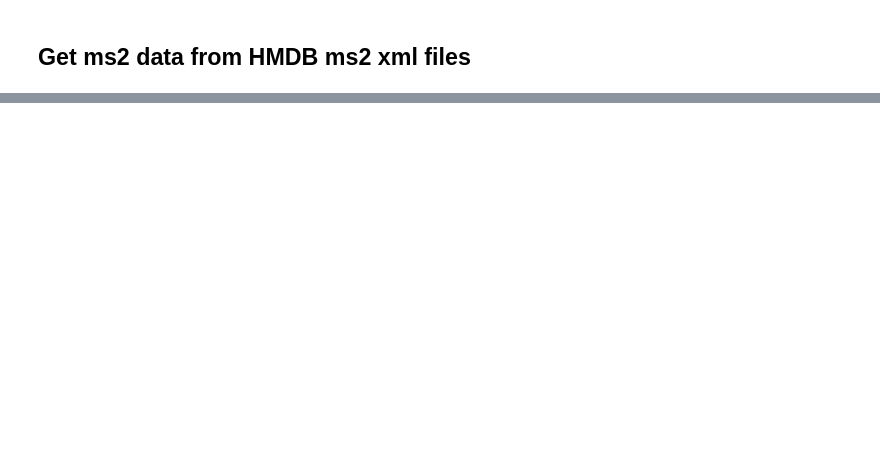
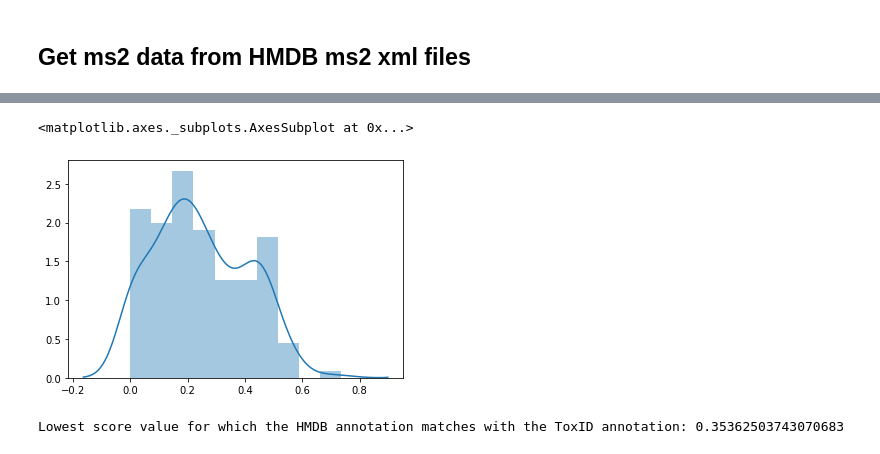
Before and after one commit to sdrogers/pymzm, a Jupyter notebook: AnaMariaNotebooks/HMDBAnnotation.ipynb, the cells around one changed output, grey strips where cells are left out. Saved outputs shown, nothing was run; the diff lists cells and outputs as text; code cells hidden in the pictures; blank space fills up the shorter version.

```diff
--- a/AnaMariaNotebooks/HMDBAnnotation.ipynb
+++ b/AnaMariaNotebooks/HMDBAnnotation.ipynb
@@ -184,7 +182,10 @@ def return_best_match_metabolite(ms2specdata, hmdbacclist):
 # %%
 annotated_data_with_spectra['matchesHMDB'] = ['nan']*len(annotated_data_with_spectra)
+index = 0
 for i, row in annotated_data_with_spectra.iterrows():
-    print(i)
+    index+=1
+    if index%20 == 0:
+        print('First ',index,':Done')
     spectra_list = row['spectra']
     hmdbacc_list = row['hmdbacc']
     best_matches = []
@@ -217,0 +218,48 @@ See the caveats in the documentation: http://pandas.pydata.org/pandas-docs/stabl
+# %%
+scores = []
+for i, row in annotated_data_with_spectra.iterrows():
+    hmdb = row['matchesHMDB']
+    for h in hmdb:
+        score = h[1]
+        scores.append(score)
+# %%
+import seaborn as sns
+sns.distplot(scores)
+# %% [output]
+<matplotlib.axes._subplots.AxesSubplot at 0x...>
+[figure, added]
+# %%
+#TODO: also need to take into account the isomers, so need to calculate the formula
+good_scores = []
+bad_scores = []
+minim = 1
+for i, row in annotated_data_with_spectra.iterrows():
+    standards = str(row['standards_match']).lower()
+    hmdb = row['matchesHMDB']
+    for h in hmdb:
+        score = h[1]
+        if h[0] != 0:
+            name = metabolites[h[0]][2].lower()
+            #get the scores for metabolites matching the standards annotation
+            if name == standards:
+                if score < minim:
+                    minim = score
+                good_scores.append(score)
+
+            #get the scores for metabolites not matching with the standards annotation
+            if standards != 'nan':
+
+                if name != standards:
+                    #print(standards,i, name, score)
+                    if '-' in standards:
+                        basestd = standards.split('-')[-1]
+                        basename = name.split('-')[-1]
+                    if not (basestd == basename or basestd in basename):
+                        #print('\t', basestd, basename)
+                        #print('\t',standards,i, name, score)
+                        bad_scores.append(score)
+
+
+print('Lowest score value for which the HMDB annotation matches with the ToxID annotation:',minim)
+# %% [output]
+Lowest score value for which the HMDB annotation matches with the ToxID annotation: 0.35362503743070683
```
Also changed, not shown: parts of 10 cells of this notebook.
